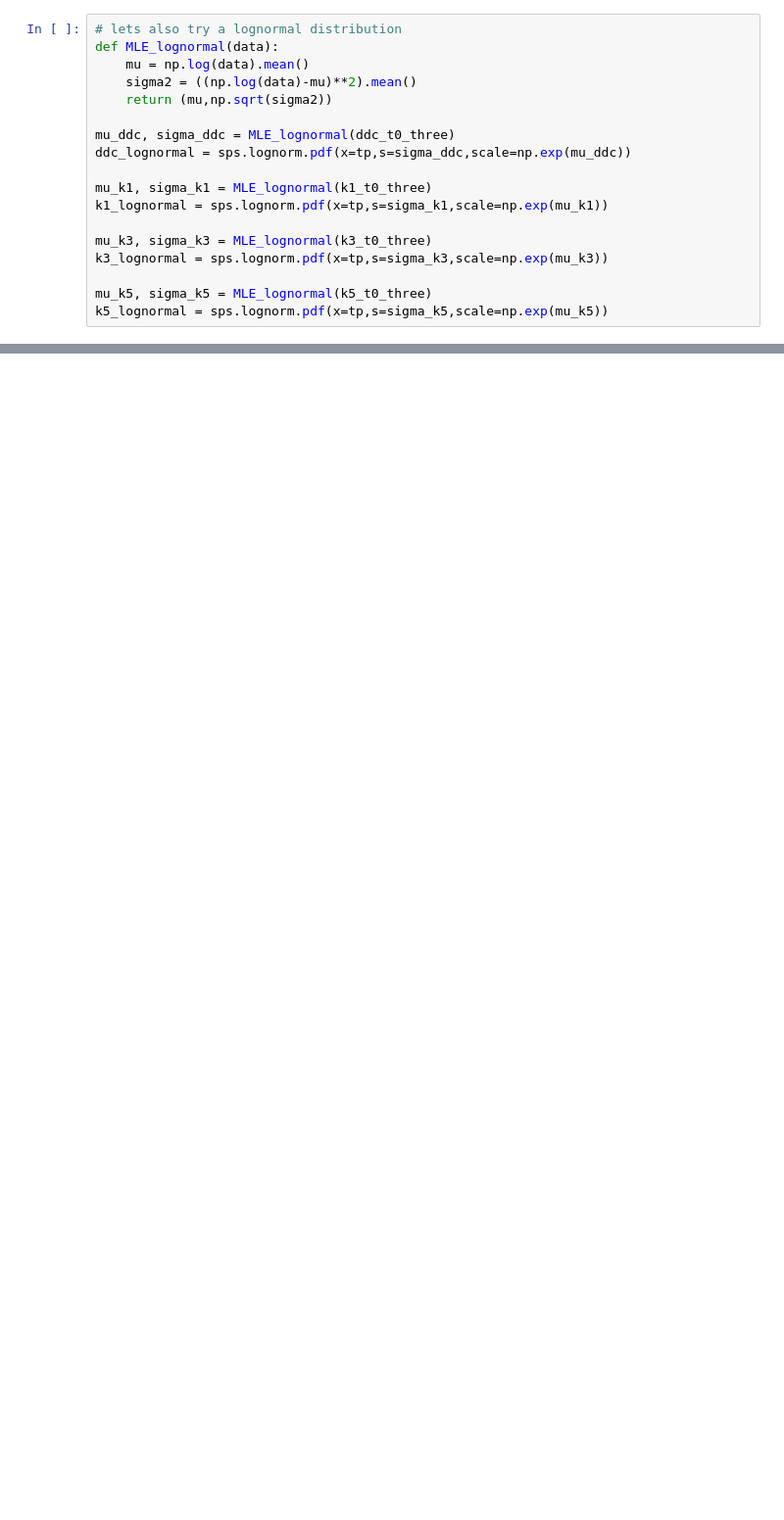
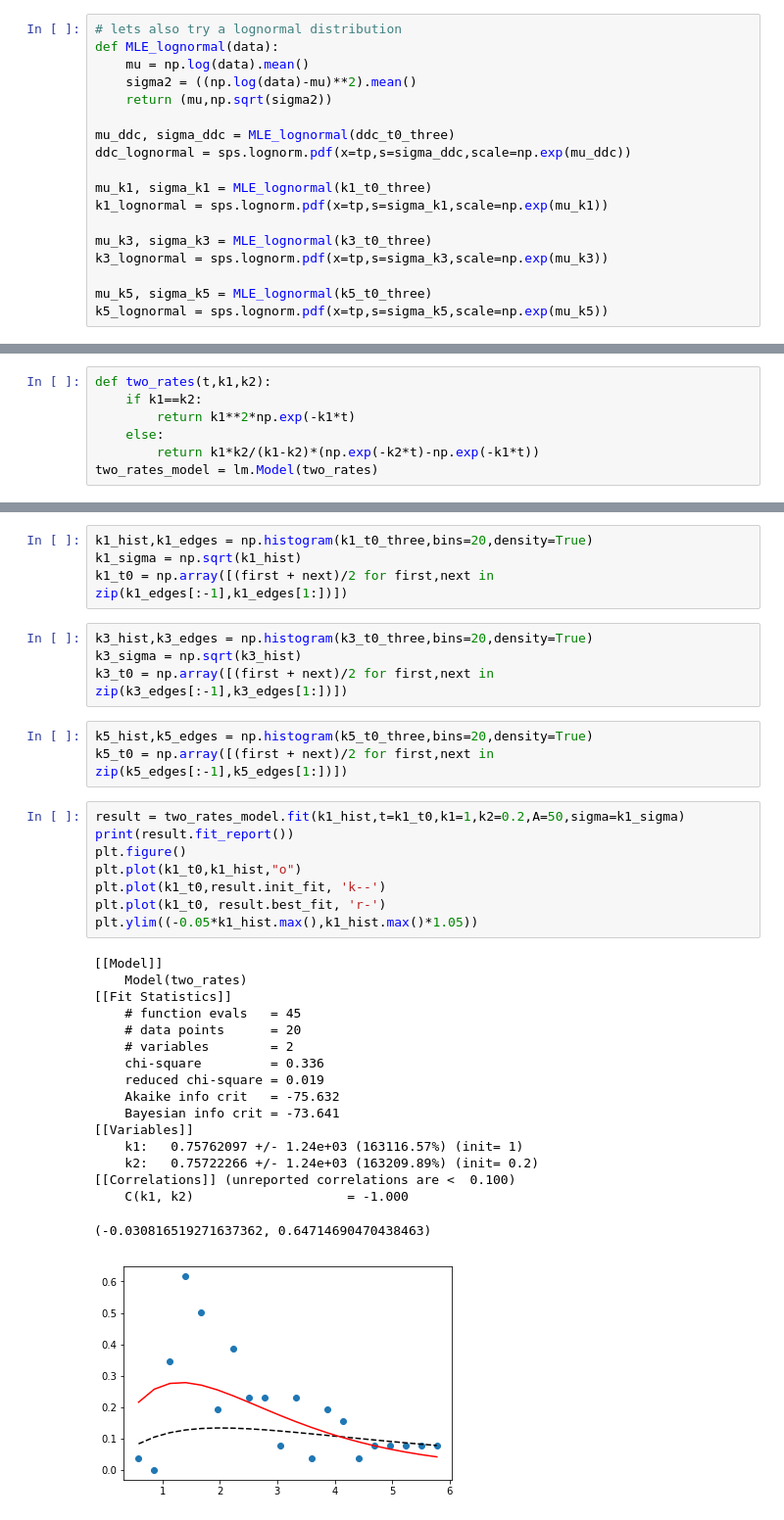
Before and after one commit to hstrey/mRNA-analysis, a Jupyter notebook: t0_distributions.ipynb, the cells around one changed output, grey strips where cells are left out. Shown at 98% size. Saved outputs shown, nothing was run; the diff lists cells and outputs as text; blank space fills up the shorter version.

```diff
--- a/t0_distributions.ipynb
+++ b/t0_distributions.ipynb
@@ -280,0 +303,7 @@ print(k5_t0_three.mean())
+# %%
+def two_rates(t,k1,k2):
+    if k1==k2:
+        return k1**2*np.exp(-k1*t)
+    else:
+        return k1*k2/(k1-k2)*(np.exp(-k2*t)-np.exp(-k1*t))
+two_rates_model = lm.Model(two_rates)
@@ -280,0 +314,37 @@ print(k5_t0_three.mean())
+# %%
+k1_hist,k1_edges = np.histogram(k1_t0_three,bins=20,density=True)
+k1_sigma = np.sqrt(k1_hist)
+k1_t0 = np.array([(first + next)/2 for first,next in zip(k1_edges[:-1],k1_edges[1:])])
+# %%
+k3_hist,k3_edges = np.histogram(k3_t0_three,bins=20,density=True)
+k3_sigma = np.sqrt(k3_hist)
+k3_t0 = np.array([(first + next)/2 for first,next in zip(k3_edges[:-1],k3_edges[1:])])
+# %%
+k5_hist,k5_edges = np.histogram(k5_t0_three,bins=20,density=True)
+k5_t0 = np.array([(first + next)/2 for first,next in zip(k5_edges[:-1],k5_edges[1:])])
+# %%
+result = two_rates_model.fit(k1_hist,t=k1_t0,k1=1,k2=0.2,A=50,sigma=k1_sigma)
+print(result.fit_report())
+plt.figure()
+plt.plot(k1_t0,k1_hist,"o")
+plt.plot(k1_t0,result.init_fit, 'k--')
+plt.plot(k1_t0, result.best_fit, 'r-')
+plt.ylim((-0.05*k1_hist.max(),k1_hist.max()*1.05))
+# %% [output]
+[[Model]]
+    Model(two_rates)
+[[Fit Statistics]]
+    # function evals   = 45
+    # data points      = 20
+    # variables        = 2
+    chi-square         = 0.336
+    reduced chi-square = 0.019
+    Akaike info crit   = -75.632
+    Bayesian info crit = -73.641
+[[Variables]]
+    k1:   0.75762097 +/- 1.24e+03 (163116.57%) (init= 1)
+    k2:   0.75722266 +/- 1.24e+03 (163209.89%) (init= 0.2)
+[[Correlations]] (unreported correlations are <  0.100)
+    C(k1, k2)                    = -1.000
+(-0.030816519271637362, 0.64714690470438463)
+[figure, added]
```
Also changed, not shown: parts of 17 cells of this notebook, 20 other files.
